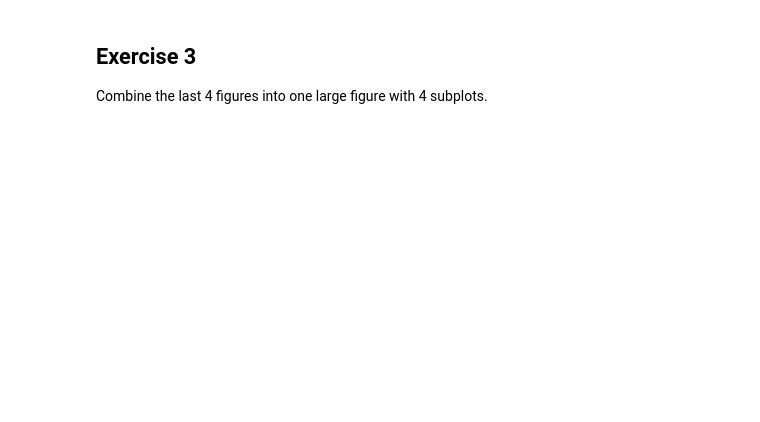
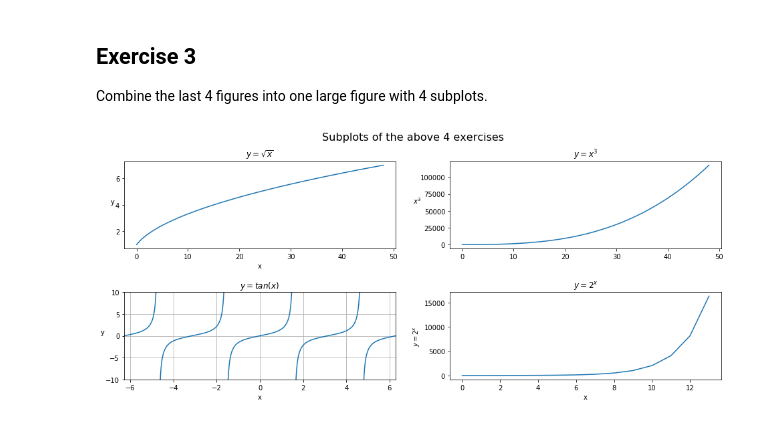
Before and after one commit to CodeupClassroom/curie-python-exercises, a Jupyter notebook: 4.8.2_matplotlib_exercises.ipynb, the cells around one changed output. Drawn from its saved outputs; the diff is of its cells as text; code cells hidden in the pictures; blank space fills up the shorter version.

```diff
--- a/4.8.2_matplotlib_exercises.ipynb
+++ b/4.8.2_matplotlib_exercises.ipynb
@@ -135,48 +150,49 @@ plt.subplots_adjust(hspace=0.5)
 plt.subplot(2, 2, 1)
 
 x = range(1, 50)
-y = [n**2 - n + 2 for n in x]
+y = [math.sqrt(n) for n in x]
 
-plt.title("$y=x^2 -x + 2x$")
+plt.title("$y=\sqrt{x}$")
 plt.xlabel("x")
 plt.ylabel("y", rotation=0)
 
-plt.annotate("Origin", xy=(0,0), xytext=(0, 400), arrowprops={'facecolor': 'blue'})
 plt.plot(y)
 
 # Second subplot
-# y = sqrt(x)
+# y = x^3
 plt.subplot(2, 2, 2)
-y = [math.sqrt(n) for n in x]
-plt.title("$y = \sqrt{x}$")
-plt.ylabel("$\sqrt{x}$", rotation=0)
+y = [n**3 for n in x]
+plt.title("$y = x^3$")
+plt.ylabel("$x^3$", rotation=0)
 plt.plot(y)
 
 
 # third plot
 # y = tan(x)
 plt.subplot(2, 2, 3)
 x = np.linspace(-2*np.pi, 2*np.pi, 500)
 y = np.tan(x)
 
 # Set NaN for when we go from -inf to +inf asymtotes
 y[:-1][np.diff(y) < 0] = np.nan
 
 plt.grid()
 plt.ylim(-10, 10)
 plt.xlim(-2 * math.pi, 2 * math.pi)
 
 plt.title("$y=tan(x)$")
 plt.xlabel("x")
 plt.ylabel("y", rotation=0)
 plt.plot(x, y)
 
 plt.subplot(2, 2, 4)
 x = range(1, 15)
 y = [2**n for n in x]
 plt.title("$y=2^x$")
 plt.xlabel("x")
 plt.ylabel("$y=2^x$")
 plt.plot(y)
 
 plt.show()
+# %% [output]
+[figure, added]
```
Also changed, not shown: parts of 9 cells of this notebook.
